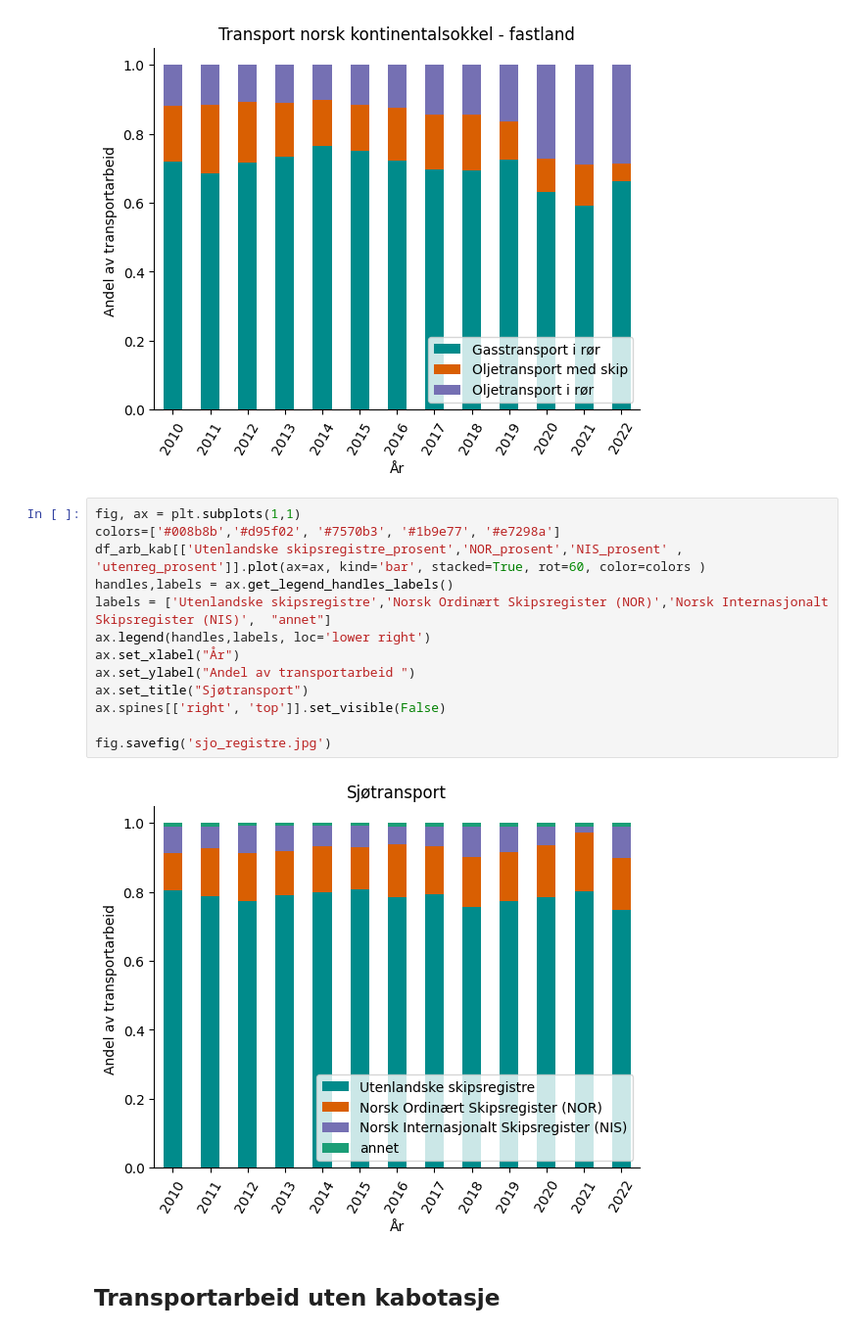
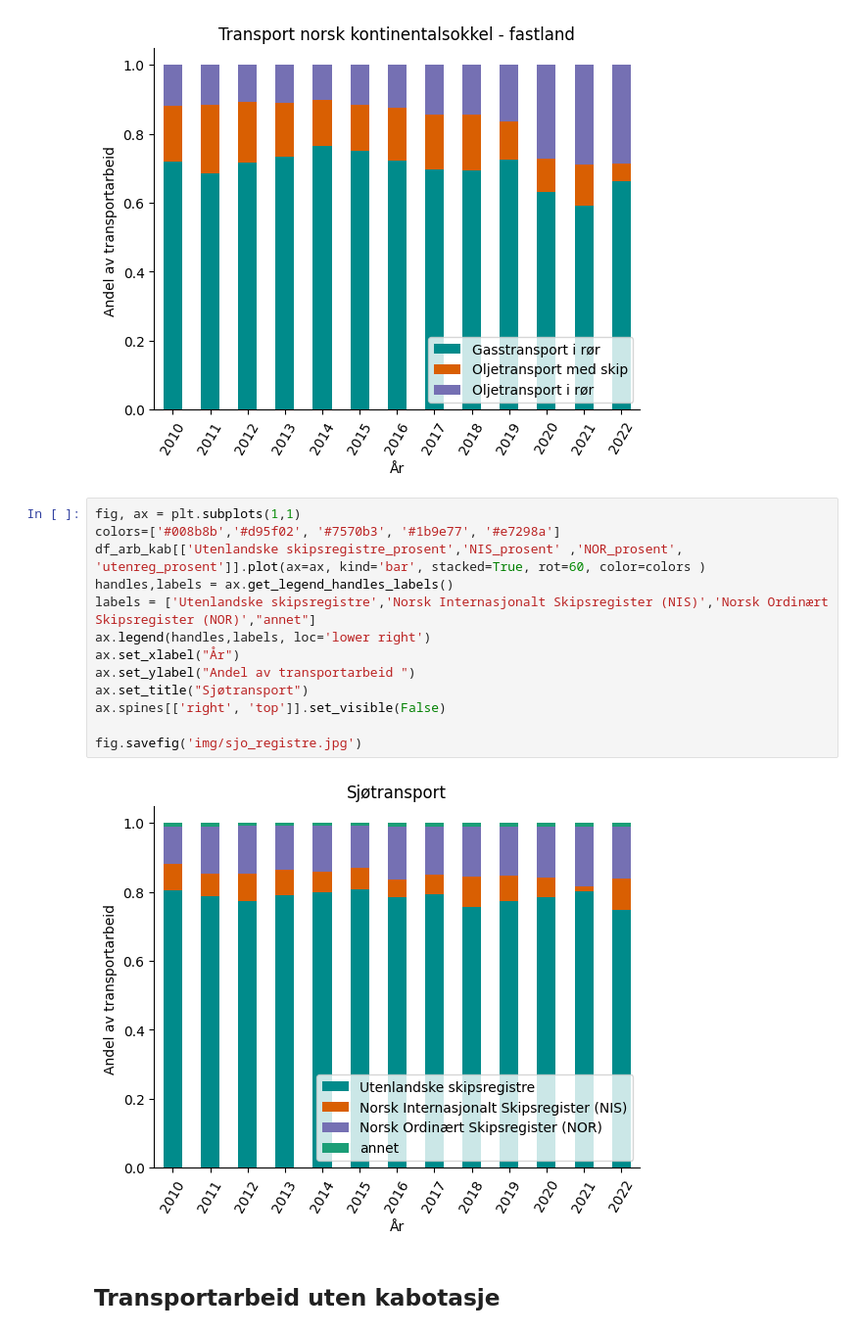
Before and after one commit to nori-parelius/InnenlandskTransport, a Jupyter notebook: transport_gods.ipynb, the cells around one changed output. Shown at 98% size. Drawn from its saved outputs; the diff is of its cells as text.

Commit message:
[Tidy up] mostly images

```diff
--- a/transport_gods.ipynb
+++ b/transport_gods.ipynb
@@ -334,18 +334,18 @@ fig.savefig('olje.jpg')
 # %%
 fig, ax = plt.subplots(1,1)
 colors=['#008b8b','#d95f02', '#7570b3', '#1b9e77', '#e7298a']
-df_arb_kab[['Utenlandske skipsregistre_prosent','NOR_prosent','NIS_prosent' , 'utenreg_prosent']].plot(ax=ax, kind='bar', stacked=True, rot=60, color=colors )
+df_arb_kab[['Utenlandske skipsregistre_prosent','NIS_prosent' ,'NOR_prosent', 'utenreg_prosent']].plot(ax=ax, kind='bar', stacked=True, rot=60, color=colors )
 handles,labels = ax.get_legend_handles_labels()
-labels = ['Utenlandske skipsregistre','Norsk Ordinært Skipsregister (NOR)','Norsk Internasjonalt Skipsregister (NIS)',  "annet"]
+labels = ['Utenlandske skipsregistre','Norsk Internasjonalt Skipsregister (NIS)','Norsk Ordinært Skipsregister (NOR)',"annet"]
 ax.legend(handles,labels, loc='lower right')
 ax.set_xlabel("År")
 ax.set_ylabel("Andel av transportarbeid ")
 ax.set_title("Sjøtransport")
 ax.spines[['right', 'top']].set_visible(False)
 
-fig.savefig('sjo_registre.jpg')
+fig.savefig('img/sjo_registre.jpg')
 # %% [output]
-[figure, old version]
+[figure, new version]
 # %% [markdown]
 ## Transportarbeid uten kabotasje
 # %%
```
Also changed, not shown: parts of 5 cells of this notebook, 16 other files.
